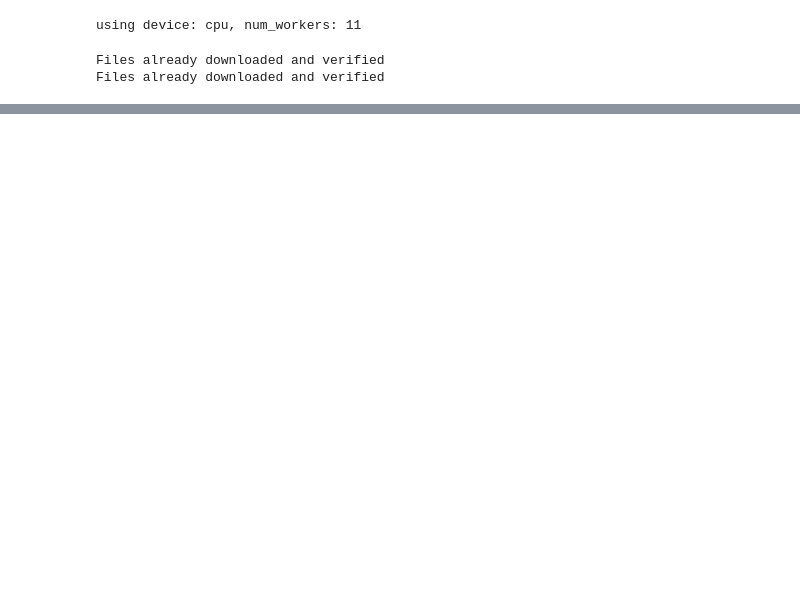
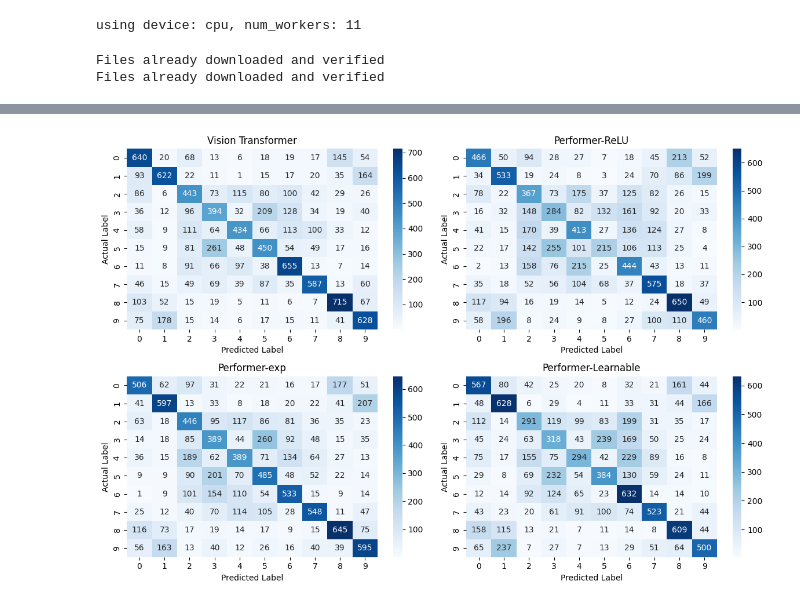
Before and after one commit to nutellapancake/Data_mining, a Jupyter notebook: notebooks/playbook.ipynb, the cells around one changed output, grey strips where cells are left out. Cells and saved outputs as stored; diff of their text form; code cells hidden in the pictures; blank space fills up the shorter version.

```diff
--- a/notebooks/playbook.ipynb
+++ b/notebooks/playbook.ipynb
@@ -491,0 +356,48 @@ plot_confusion_matrix(vit_model, test_loader)
+# %%
+# Function to plot confusion matrix
+def plot_confusion_matrix(model, dataloader, ax, model_name):
+    model.eval()
+    all_preds = []
+    all_labels = []
+
+    with torch.no_grad():
+        for images, labels in tqdm(dataloader, desc=f'Evaluating {model_name}', leave=False):
+            images = images.to(device)
+            labels = labels.to(device)
+            outputs = model(images)
+            _, preds = outputs.max(1)
+            all_preds.extend(preds.cpu().numpy())
+            all_labels.extend(labels.cpu().numpy())
+
+    cm = confusion_matrix(all_labels, all_preds)
+    sns.heatmap(cm, annot=True, fmt='d', cmap='Blues', ax=ax)
+    ax.set_title(f'{model_name}')
+    ax.set_ylabel('Actual Label')
+    ax.set_xlabel('Predicted Label')
+
+# List of models and their names
+models = [
+    (vit_model, 'Vision Transformer'),
+    (performer_relu_model, 'Performer-ReLU'),
+    (performer_exp_model, 'Performer-exp'),
+    (performer_learnable_model, 'Performer-Learnable')
+]
+
+# Create a grid of subplots
+num_models = len(models)
+cols = 2
+rows = (num_models + 1) // cols
+fig, axes = plt.subplots(rows, cols, figsize=(12, 8))
+axes = axes.flatten()
+
+for idx, (model, model_name) in enumerate(models):
+    plot_confusion_matrix(model, test_loader, axes[idx], model_name)
+
+# Remove any unused subplots
+for i in range(idx + 1, len(axes)):
+    fig.delaxes(axes[i])
+
+plt.tight_layout()
+plt.show()
+# %% [output]
+[figure, added]
```
Also changed, not shown: parts of 37 cells of this notebook, 5 other files.
